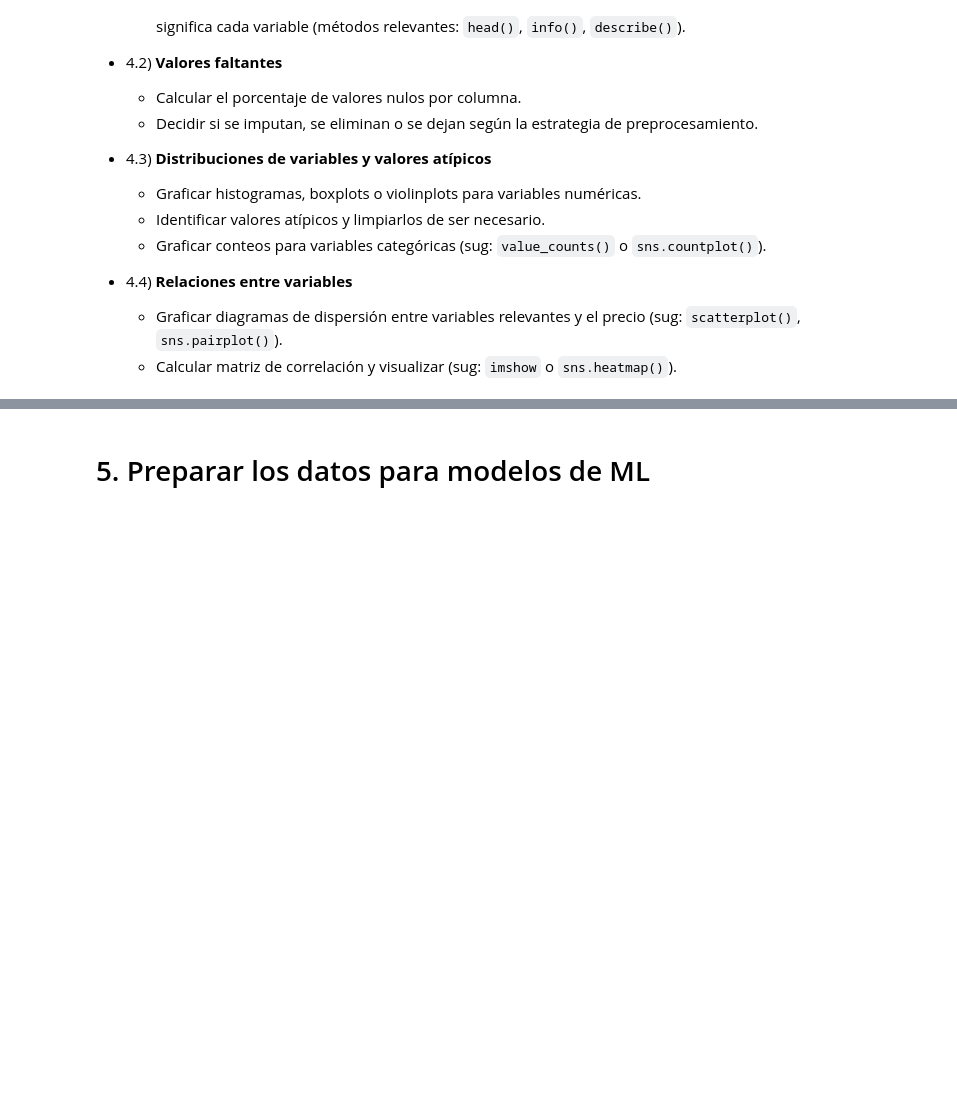
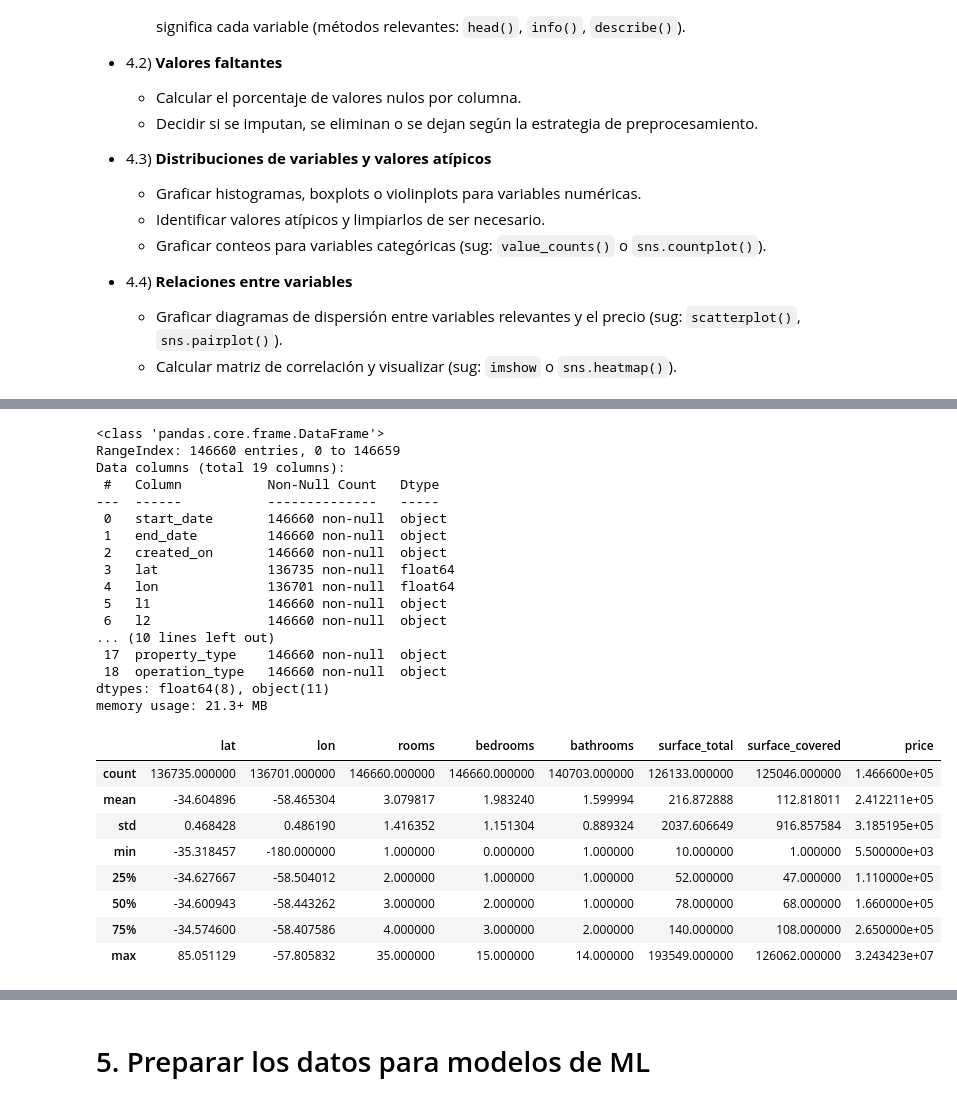
Before and after one commit to nicofala/SIA_2C2025, a Jupyter notebook: TP1/Consigna_TP1.ipynb, the cells around one changed output, grey strips where cells are left out. Drawn from its saved outputs; the diff is of its cells as text; code cells hidden in the pictures; blank space fills up the shorter version.

```diff
--- a/TP1/Consigna_TP1.ipynb
+++ b/TP1/Consigna_TP1.ipynb
@@ -114,0 +115,32 @@ Acá comienzan ustedes..
+# %%
+# 4.1 Conocer los datos
+df.info()
+df.head()
+df.describe()
+# %% [output]
+<class 'pandas.core.frame.DataFrame'>
+RangeIndex: 146660 entries, 0 to 146659
+Data columns (total 19 columns):
+ #   Column           Non-Null Count   Dtype
+---  ------           --------------   -----
+ 0   start_date       146660 non-null  object
+ 1   end_date         146660 non-null  object
+ 2   created_on       146660 non-null  object
+ 3   lat              136735 non-null  float64
+ 4   lon              136701 non-null  float64
+ 5   l1               146660 non-null  object
+ 6   l2               146660 non-null  object
+... (10 lines left out)
+ 17  property_type    146660 non-null  object
+ 18  operation_type   146660 non-null  object
+dtypes: float64(8), object(11)
+memory usage: 21.3+ MB
+|  | lat | lon | rooms | bedrooms | bathrooms | surface_total | surface_covered | price |
+| count | 136735.000000 | 136701.000000 | 146660.000000 | 146660.000000 | 140703.000000 | 126133.000000 | 125046.000000 | 1.466600e+05 |
+| mean | -34.604896 | -58.465304 | 3.079817 | 1.983240 | 1.599994 | 216.872888 | 112.818011 | 2.412211e+05 |
+| std | 0.468428 | 0.486190 | 1.416352 | 1.151304 | 0.889324 | 2037.606649 | 916.857584 | 3.185195e+05 |
+| min | -35.318457 | -180.000000 | 1.000000 | 0.000000 | 1.000000 | 10.000000 | 1.000000 | 5.500000e+03 |
+| 25% | -34.627667 | -58.504012 | 2.000000 | 1.000000 | 1.000000 | 52.000000 | 47.000000 | 1.110000e+05 |
+| 50% | -34.600943 | -58.443262 | 3.000000 | 2.000000 | 1.000000 | 78.000000 | 68.000000 | 1.660000e+05 |
+| 75% | -34.574600 | -58.407586 | 4.000000 | 3.000000 | 2.000000 | 140.000000 | 108.000000 | 2.650000e+05 |
+| max | 85.051129 | -57.805832 | 35.000000 | 15.000000 | 14.000000 | 193549.000000 | 126062.000000 | 3.243423e+07 |
```
Also changed, not shown: parts of 11 cells of this notebook, 1 other file.
